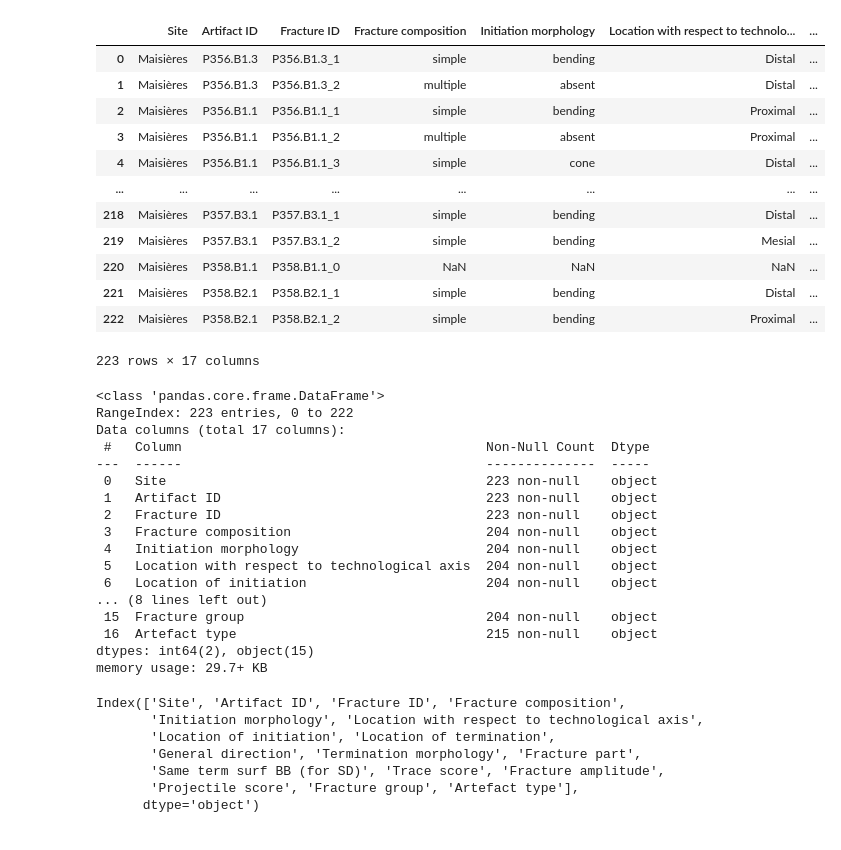
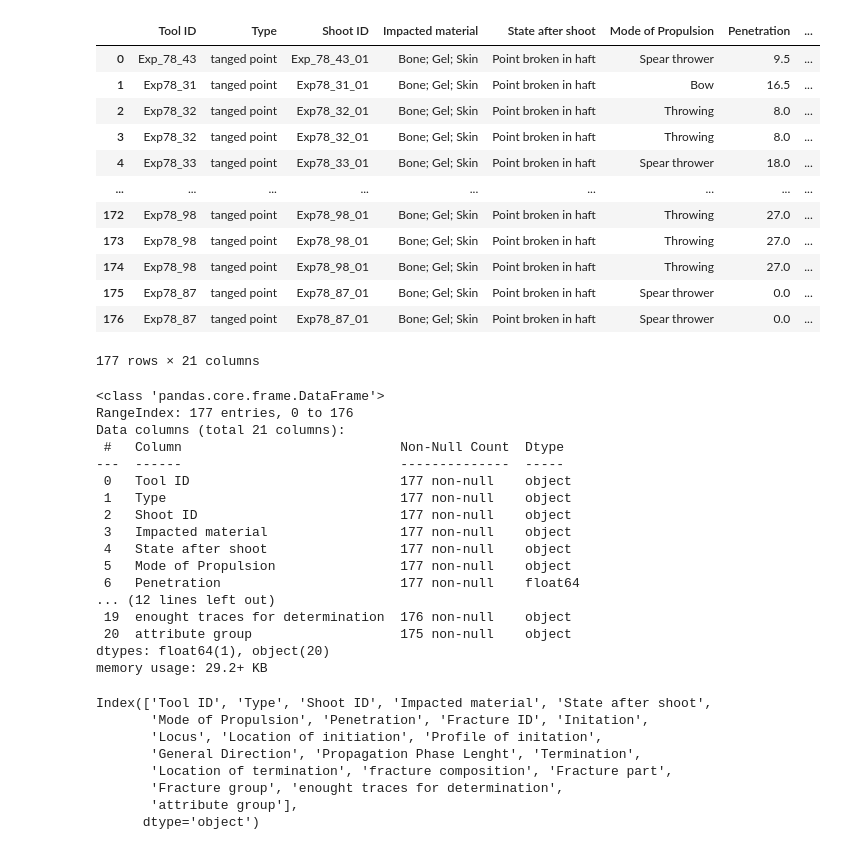
Before and after one commit to AdrienPiette/Usual_analysis, a Jupyter notebook: notebooks/train_model.ipynb, the cells around one changed output. Drawn from its saved outputs; the diff is of its cells as text; code cells hidden in the pictures.

Commit message:
new file:   .vscode/settings.json 	new file:   data/Expdatatangedpoint05_07_22_testhadrien.xlsx 	new file:   notebooks/model_training.ipynb 	modified:   notebooks/train_model.ipynb

```diff
--- a/notebooks/train_model.ipynb
+++ b/notebooks/train_model.ipynb
@@ -2,48 +2,49 @@
 import pandas as pd
 import numpy as np
 # %%
-df = pd.read_excel(r'C:\Users\pieta\OneDrive\Bureau\tracéo_justin\Usual_analysis\data\data.xlsx')
+df = pd.read_excel(r'C:\Users\pieta\OneDrive\Bureau\tracéo_justin\Usual_analysis\data\Expdatatangedpoint05_07_22_testhadrien.xlsx')
 df
 # %% [output]
-|  | Site | Artifact ID | Fracture ID | Fracture composition | Initiation morphology | Location with respect to technolo... | ... |
-| 0 | Maisières | P356.B1.3 | P356.B1.3_1 | simple | bending | Distal | ... |
-| 1 | Maisières | P356.B1.3 | P356.B1.3_2 | multiple | absent | Distal | ... |
-| 2 | Maisières | P356.B1.1 | P356.B1.1_1 | simple | bending | Proximal | ... |
-| 3 | Maisières | P356.B1.1 | P356.B1.1_2 | multiple | absent | Proximal | ... |
-| 4 | Maisières | P356.B1.1 | P356.B1.1_3 | simple | cone | Distal | ... |
-| ... | ... | ... | ... | ... | ... | ... | ... |
-| 218 | Maisières | P357.B3.1 | P357.B3.1_1 | simple | bending | Distal | ... |
-| 219 | Maisières | P357.B3.1 | P357.B3.1_2 | simple | bending | Mesial | ... |
-| 220 | Maisières | P358.B1.1 | P358.B1.1_0 | NaN | NaN | NaN | ... |
-| 221 | Maisières | P358.B2.1 | P358.B2.1_1 | simple | bending | Distal | ... |
-| 222 | Maisières | P358.B2.1 | P358.B2.1_2 | simple | bending | Proximal | ... |
+|  | Tool ID | Type | Shoot ID | Impacted material | State after shoot | Mode of Propulsion | Penetration | ... |
+| 0 | Exp_78_43 | tanged point | Exp_78_43_01 | Bone; Gel; Skin | Point broken in haft | Spear thrower | 9.5 | ... |
+| 1 | Exp78_31 | tanged point | Exp78_31_01 | Bone; Gel; Skin | Point broken in haft | Bow | 16.5 | ... |
+| 2 | Exp78_32 | tanged point | Exp78_32_01 | Bone; Gel; Skin | Point broken in haft | Throwing | 8.0 | ... |
+| 3 | Exp78_32 | tanged point | Exp78_32_01 | Bone; Gel; Skin | Point broken in haft | Throwing | 8.0 | ... |
+| 4 | Exp78_33 | tanged point | Exp78_33_01 | Bone; Gel; Skin | Point broken in haft | Spear thrower | 18.0 | ... |
+| ... | ... | ... | ... | ... | ... | ... | ... | ... |
+| 172 | Exp78_98 | tanged point | Exp78_98_01 | Bone; Gel; Skin | Point broken in haft | Throwing | 27.0 | ... |
+| 173 | Exp78_98 | tanged point | Exp78_98_01 | Bone; Gel; Skin | Point broken in haft | Throwing | 27.0 | ... |
+| 174 | Exp78_98 | tanged point | Exp78_98_01 | Bone; Gel; Skin | Point broken in haft | Throwing | 27.0 | ... |
+| 175 | Exp78_87 | tanged point | Exp78_87_01 | Bone; Gel; Skin | Point broken in haft | Spear thrower | 0.0 | ... |
+| 176 | Exp78_87 | tanged point | Exp78_87_01 | Bone; Gel; Skin | Point broken in haft | Spear thrower | 0.0 | ... |
-223 rows × 17 columns
+177 rows × 21 columns
 # %%
 df.info()
 df.describe()
 df.columns
 # %% [output]
 <class 'pandas.core.frame.DataFrame'>
-RangeIndex: 223 entries, 0 to 222
-Data columns (total 17 columns):
- #   Column                                       Non-Null Count  Dtype
----  ------                                       --------------  -----
- 0   Site                                         223 non-null    object
- 1   Artifact ID                                  223 non-null    object
- 2   Fracture ID                                  223 non-null    object
- 3   Fracture composition                         204 non-null    object
- 4   Initiation morphology                        204 non-null    object
- 5   Location with respect to technological axis  204 non-null    object
- 6   Location of initiation                       204 non-null    object
-... (8 lines left out)
- 15  Fracture group                               204 non-null    object
- 16  Artefact type                                215 non-null    object
-dtypes: int64(2), object(15)
-memory usage: 29.7+ KB
+RangeIndex: 177 entries, 0 to 176
+Data columns (total 21 columns):
+ #   Column                            Non-Null Count  Dtype
+---  ------                            --------------  -----
+ 0   Tool ID                           177 non-null    object
+ 1   Type                              177 non-null    object
+ 2   Shoot ID                          177 non-null    object
+ 3   Impacted material                 177 non-null    object
+ 4   State after shoot                 177 non-null    object
+ 5   Mode of Propulsion                177 non-null    object
+ 6   Penetration                       177 non-null    float64
+... (12 lines left out)
+ 19  enought traces for determination  176 non-null    object
+ 20  attribute group                   175 non-null    object
+dtypes: float64(1), object(20)
+memory usage: 29.2+ KB
-Index(['Site', 'Artifact ID', 'Fracture ID', 'Fracture composition',
-       'Initiation morphology', 'Location with respect to technological axis',
-       'Location of initiation', 'Location of termination',
-       'General direction', 'Termination morphology', 'Fracture part',
-       'Same term surf BB (for SD)', 'Trace score', 'Fracture amplitude',
-       'Projectile score', 'Fracture group', 'Artefact type'],
+Index(['Tool ID', 'Type', 'Shoot ID', 'Impacted material', 'State after shoot',
+       'Mode of Propulsion', 'Penetration', 'Fracture ID', 'Initation',
+       'Locus', 'Location of initiation', 'Profile of initation',
+       'General Direction', 'Propagation Phase Lenght', 'Termination',
+       'Location of termination', 'fracture composition', 'Fracture part',
+       'Fracture group', 'enought traces for determination',
+       'attribute group'],
       dtype='object')
```
Also changed, not shown: parts of 3 cells of this notebook, 2 other files.
